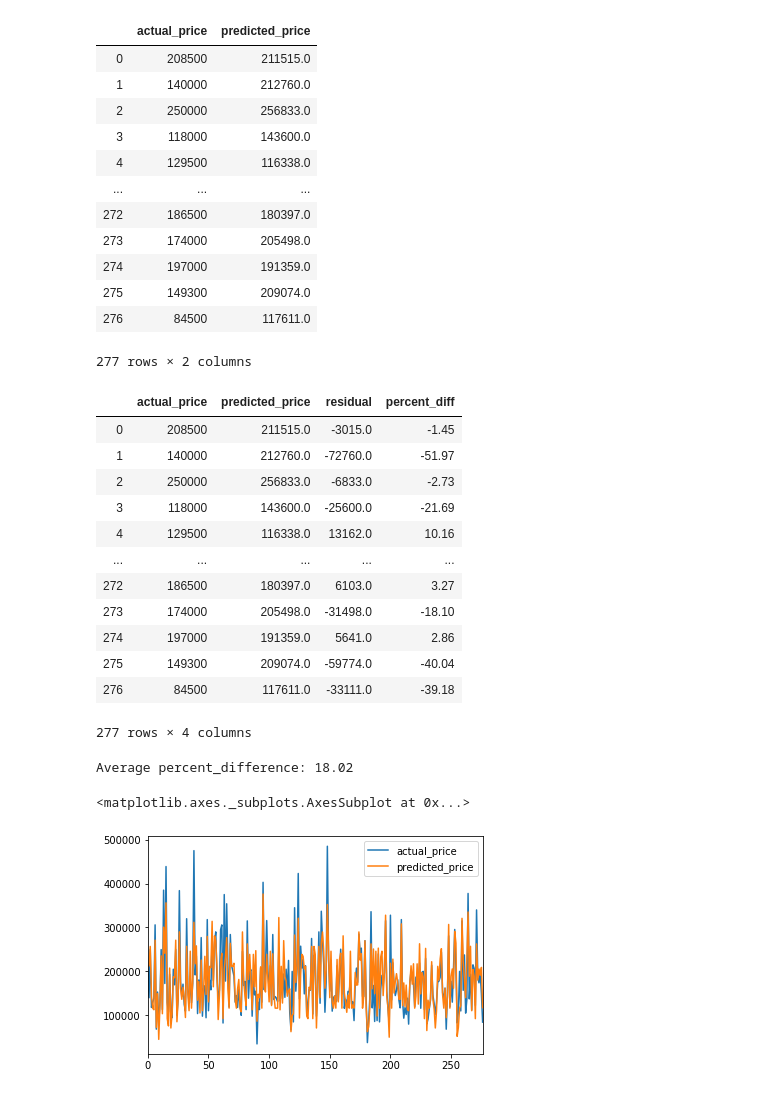
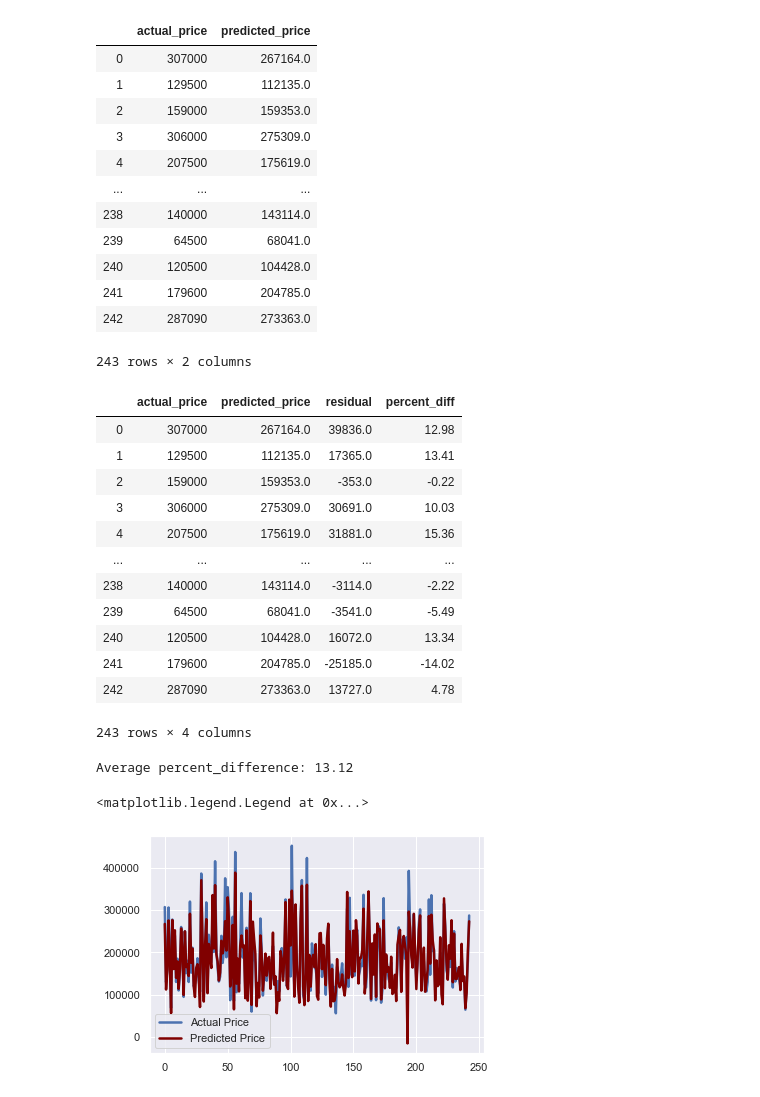
Before and after one commit to gilaniasher/kaggle-house-regression-challenge, a Jupyter notebook: asher_ols_regression.ipynb, the cells around one changed output. Saved outputs shown, nothing was run; the diff lists cells and outputs as text; code cells hidden in the pictures.

```diff
--- a/asher_ols_regression.ipynb
+++ b/asher_ols_regression.ipynb
@@ -7,3 +9,3 @@ import statsmodels.api as sm
 # %%
 df = pd.read_csv('./kaggle_data/train.csv')
-df.head()
+df = df[df.SalePrice < 700000] # Remove some outliers
@@ -20,7 +14,7 @@ df.head()
 total_categorical_cols = ['MSZoning', 'Street', 'Alley', 'LandContour',
                     'LotConfig', 'Neighborhood', 'Condition1', 'Condition2', 'BldgType',
                     'HouseStyle', 'RoofStyle', 'RoofMatl', 'Exterior1st', 'Exterior2nd', 'MasVnrType',
-                    'ExterCond', 'Foundation', 'Heating', 'CentralAir', 'PavedDrive',
+                    'Foundation', 'Heating', 'CentralAir', 'PavedDrive',
                     'MiscFeature', 'SaleType', 'SaleCondition']
 
 # These columns will have to be manually processed
@@ -32,10 +26,19 @@ total_rating_cols = ['LotShape', 'Utilities', 'LandSlope', 'ExterQual', 'ExterCo
 #########
 # Below will be the columns actually used in the model
 #########
+#category_cols = ['Neighborhood', 'SaleType', 'HouseStyle', 'LotConfig']
+category_cols = ['HouseStyle', 'SaleType', 'SaleCondition']
 
-category_cols = ['SaleType']
-rating_cols = ['ExterQual', 'KitchenQual', 'BsmtQual', 'GarageFinish', 'FireplaceQu']
-continuous_cols = ['OverallQual']
+rating_cols = ['LotShape', 'LandSlope', 'ExterQual', 'ExterCond', 'BsmtQual',
+               'BsmtCond', 'BsmtExposure', 'BsmtFinType1', 'BsmtFinType2',
+               'HeatingQC', 'Electrical', 'KitchenQual', 'Functional',
+              'GarageType', 'GarageFinish', 'GarageQual', 'GarageCond', 'PoolQC', 'Fence']
+
+continuous_cols = ['MSSubClass', 'LotFrontage', 'OverallQual', 'OverallCond',
+                   'YearBuilt', 'YearRemodAdd', '1stFlrSF', '2ndFlrSF',
+                   'BsmtFullBath', 'BsmtHalfBath', 'FullBath', 'HalfBath',
+                   'BedroomAbvGr', 'KitchenAbvGr', 'TotRmsAbvGrd', 'Fireplaces',
+                   'GarageYrBlt', 'GarageCars', 'PoolArea', 'MoSold', 'YrSold']
 # %%
 # Take rating columns and convert to numerical scale
 rating_df = df.copy()[rating_cols]
@@ -145,44 +119,51 @@ res = pd.DataFrame({'actual_price': actual_price, 'predicted_price': pred_price}
 res
 # %% [output]
 |  | actual_price | predicted_price |
-| 0 | 208500 | 211515.0 |
-| 1 | 140000 | 212760.0 |
-| 2 | 250000 | 256833.0 |
-| 3 | 118000 | 143600.0 |
-| 4 | 129500 | 116338.0 |
+| 0 | 307000 | 267164.0 |
+| 1 | 129500 | 112135.0 |
+| 2 | 159000 | 159353.0 |
+| 3 | 306000 | 275309.0 |
+| 4 | 207500 | 175619.0 |
 | ... | ... | ... |
-| 272 | 186500 | 180397.0 |
-| 273 | 174000 | 205498.0 |
-| 274 | 197000 | 191359.0 |
-| 275 | 149300 | 209074.0 |
-| 276 | 84500 | 117611.0 |
+| 238 | 140000 | 143114.0 |
+| 239 | 64500 | 68041.0 |
+| 240 | 120500 | 104428.0 |
+| 241 | 179600 | 204785.0 |
+| 242 | 287090 | 273363.0 |
-277 rows × 2 columns
+243 rows × 2 columns
 # %%
 res['residual'] = res.actual_price - res.predicted_price
 res['percent_diff'] = (res['residual'] / res.actual_price * 100).round(decimals=2)
 res
 # %% [output]
 |  | actual_price | predicted_price | residual | percent_diff |
-| 0 | 208500 | 211515.0 | -3015.0 | -1.45 |
-| 1 | 140000 | 212760.0 | -72760.0 | -51.97 |
-| 2 | 250000 | 256833.0 | -6833.0 | -2.73 |
-| 3 | 118000 | 143600.0 | -25600.0 | -21.69 |
-| 4 | 129500 | 116338.0 | 13162.0 | 10.16 |
+| 0 | 307000 | 267164.0 | 39836.0 | 12.98 |
+| 1 | 129500 | 112135.0 | 17365.0 | 13.41 |
+| 2 | 159000 | 159353.0 | -353.0 | -0.22 |
+| 3 | 306000 | 275309.0 | 30691.0 | 10.03 |
+| 4 | 207500 | 175619.0 | 31881.0 | 15.36 |
 | ... | ... | ... | ... | ... |
-| 272 | 186500 | 180397.0 | 6103.0 | 3.27 |
-| 273 | 174000 | 205498.0 | -31498.0 | -18.10 |
-| 274 | 197000 | 191359.0 | 5641.0 | 2.86 |
-| 275 | 149300 | 209074.0 | -59774.0 | -40.04 |
-| 276 | 84500 | 117611.0 | -33111.0 | -39.18 |
+| 238 | 140000 | 143114.0 | -3114.0 | -2.22 |
+| 239 | 64500 | 68041.0 | -3541.0 | -5.49 |
+| 240 | 120500 | 104428.0 | 16072.0 | 13.34 |
+| 241 | 179600 | 204785.0 | -25185.0 | -14.02 |
+| 242 | 287090 | 273363.0 | 13727.0 | 4.78 |
-277 rows × 4 columns
+243 rows × 4 columns
 # %%
 print('Average percent_difference: %.2f' % (res.percent_diff.abs().mean()))
 # %% [output]
-Average percent_difference: 18.02
+Average percent_difference: 13.12
 # %%
 # Predicted price is actually really close to actual, but not when actual price is very very high
-res.plot(kind='line', y=['actual_price', 'predicted_price'])
+#res.plot(kind='line', y=['actual_price', 'predicted_price'])
+#plt.plot(res.predicted_price, 'r--', res.actual_price)
+#plt.show()
+
+#sns.lineplot(data=res[['actual_price', 'predicted_price']])
+sns_plot = sns.lineplot(data=res.actual_price, linewidth=2.5, label='Actual Price')
+sns_plot = sns.lineplot(data=res.predicted_price, color='maroon', linewidth=2.5, label='Predicted Price')
+sns_plot.legend()
 # %% [output]
-<matplotlib.axes._subplots.AxesSubplot at 0x...>
+<matplotlib.legend.Legend at 0x...>
-[figure, old version]
+[figure, new version]
 # %%
```
Also changed, not shown: parts of 6 cells of this notebook.
